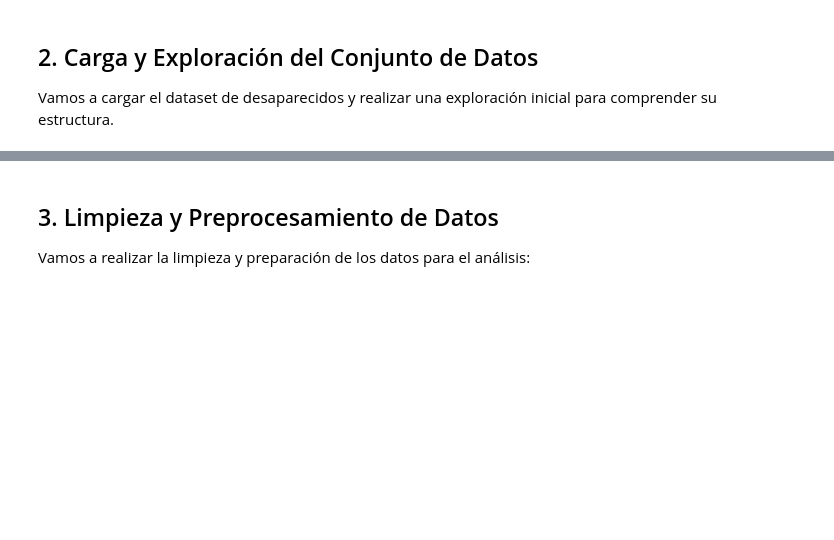
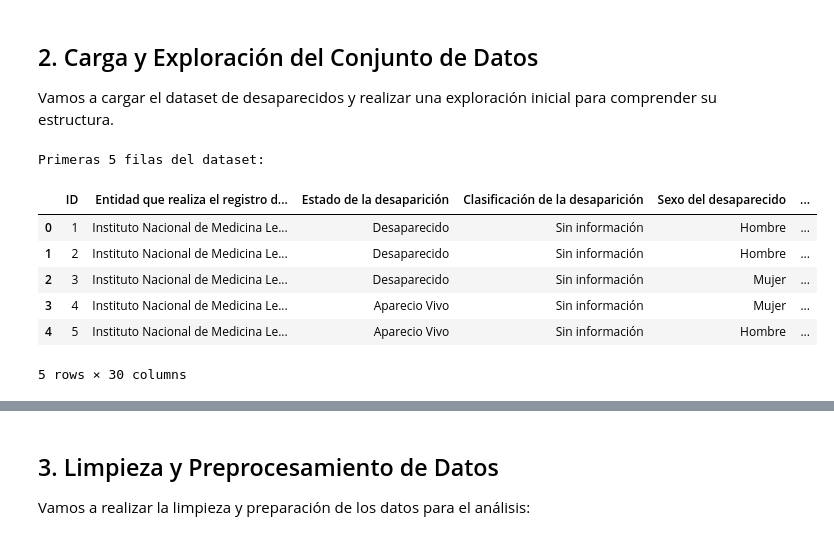
Before and after one commit to lunajimenez/FYEP, a Jupyter notebook: Analisis_Desaparecidos_Colombia.ipynb, the cells around one changed output, grey strips where cells are left out. Drawn from its saved outputs; the diff is of its cells as text; code cells hidden in the pictures; blank space fills up the shorter version.

```diff
--- a/Analisis_Desaparecidos_Colombia.ipynb
+++ b/Analisis_Desaparecidos_Colombia.ipynb
@@ -55,22 +57,31 @@ Vamos a cargar el dataset de desaparecidos y realizar una exploración inicial p
 # %%
 # Definir la ruta del archivo
 ruta_archivo = '../Desaparecidos._Colombia,_histórico,_años_1930_a_julio_de_2025_20251003.csv'
 
 # Cargar el dataset (con manejo de errores para diferentes codificaciones)
 try:
     # Intentar con utf-8 primero
-    df = pd.read_csv(ruta_archivo, encoding='utf-8')
+    df = pd.read_csv("./Data/Desaparecidos._Colombia,_histórico,_años_1930_a_julio_de_2025_20251003.csv", encoding='utf-8')
 except UnicodeDecodeError:
     try:
         # Intentar con latin-1 si utf-8 falla
-        df = pd.read_csv(ruta_archivo, encoding='latin-1')
+        df = pd.read_csv("./Data/Desaparecidos._Colombia,_histórico,_años_1930_a_julio_de_2025_20251003.csv", encoding='latin-1')
     except Exception as e:
         # Si todo falla, intentar con encoding='cp1252'
-        df = pd.read_csv(ruta_archivo, encoding='cp1252')
+        df = pd.read_csv("./Data/Desaparecidos._Colombia,_histórico,_años_1930_a_julio_de_2025_20251003.csv", encoding='cp1252')
 
 # Mostrar las primeras filas del dataset
 print("Primeras 5 filas del dataset:")
 df.head()
+# %% [output]
+Primeras 5 filas del dataset:
+|  | ID | Entidad que realiza el registro d... | Estado de la desaparición | Clasificación de la desaparición | Sexo del desaparecido | ... |
+| 0 | 1 | Instituto Nacional de Medicina Le... | Desaparecido | Sin información | Hombre | ... |
+| 1 | 2 | Instituto Nacional de Medicina Le... | Desaparecido | Sin información | Hombre | ... |
+| 2 | 3 | Instituto Nacional de Medicina Le... | Desaparecido | Sin información | Mujer | ... |
+| 3 | 4 | Instituto Nacional de Medicina Le... | Aparecio Vivo | Sin información | Mujer | ... |
+| 4 | 5 | Instituto Nacional de Medicina Le... | Aparecio Vivo | Sin información | Hombre | ... |
+5 rows × 30 columns
 # %%
 # Exploración inicial del dataset
 
```
Also changed, not shown: parts of 17 cells of this notebook.
